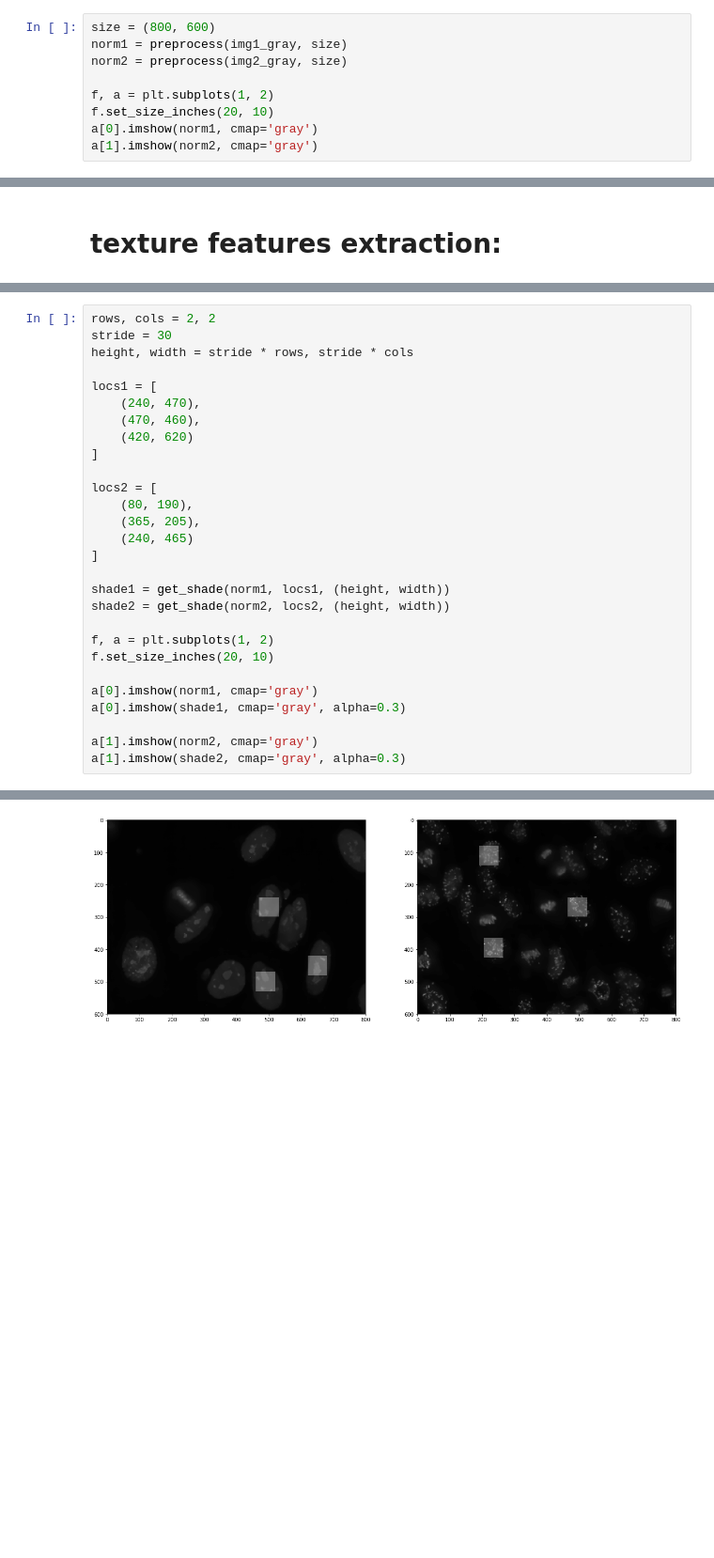
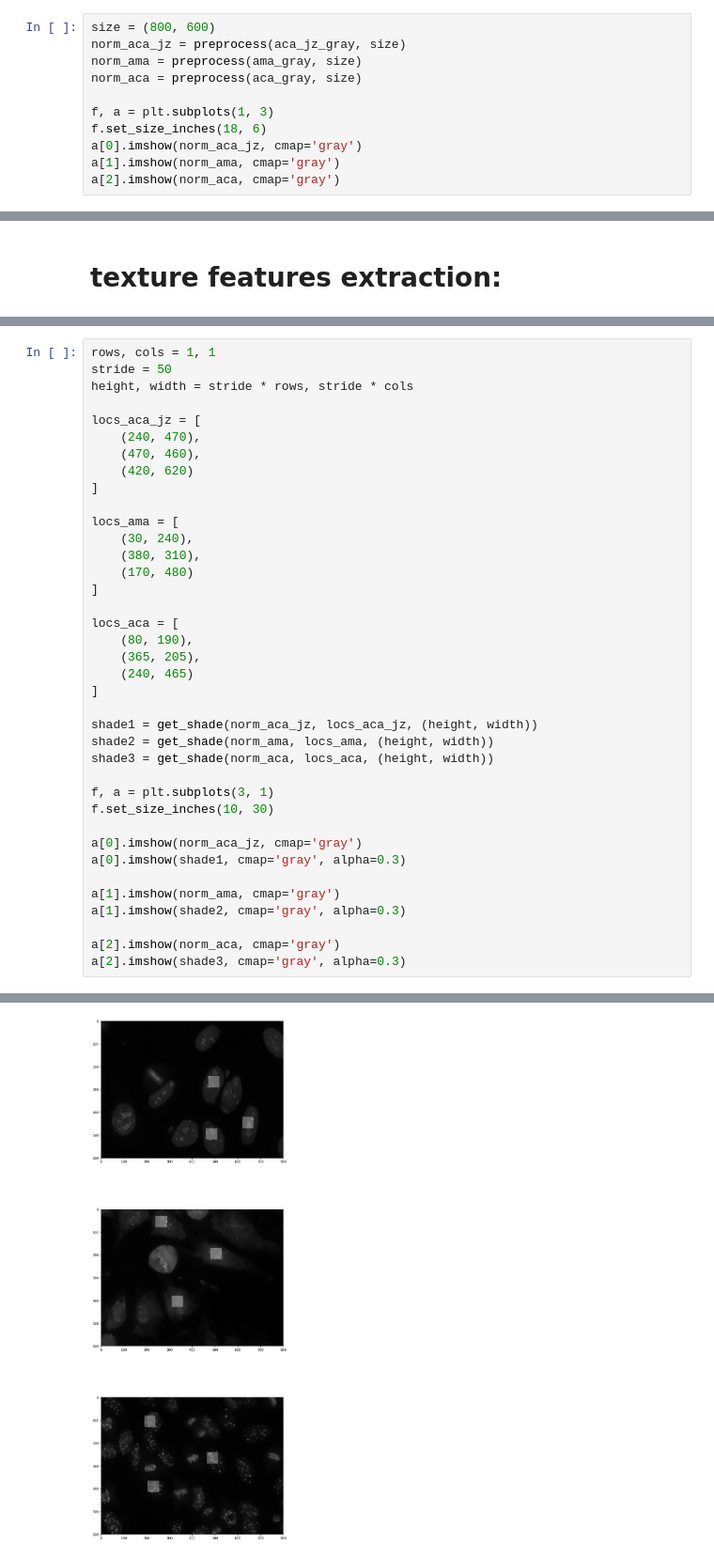
Before and after one commit to mszpyrka/AGH-AntinuclearAntibodiesClassification, a Jupyter notebook: comparison.ipynb, the cells around one changed output, grey strips where cells are left out. Shown at 94% size. Drawn from its saved outputs; the diff is of its cells as text; blank space fills up the shorter version.

```diff
--- a/comparison.ipynb
+++ b/comparison.ipynb
@@ -39,12 +48,14 @@ def preprocess(img, size):
     return norm.astype(np.uint)
 # %%
 size = (800, 600)
-norm1 = preprocess(img1_gray, size)
-norm2 = preprocess(img2_gray, size)
+norm_aca_jz = preprocess(aca_jz_gray, size)
+norm_ama = preprocess(ama_gray, size)
+norm_aca = preprocess(aca_gray, size)
 
-f, a = plt.subplots(1, 2)
-f.set_size_inches(20, 10)
-a[0].imshow(norm1, cmap='gray')
-a[1].imshow(norm2, cmap='gray')
+f, a = plt.subplots(1, 3)
+f.set_size_inches(18, 6)
+a[0].imshow(norm_aca_jz, cmap='gray')
+a[1].imshow(norm_ama, cmap='gray')
+a[2].imshow(norm_aca, cmap='gray')
 # %% [output]
 <matplotlib.image.AxesImage at 0x...>
@@ -85,32 +110,42 @@ def get_shade(img, locs, size, shade=None):
 # %%
-rows, cols = 2, 2
-stride = 30
+rows, cols = 1, 1
+stride = 50
 height, width = stride * rows, stride * cols
 
-locs1 = [
+locs_aca_jz = [
     (240, 470),
     (470, 460),
     (420, 620)
 ]
 
-locs2 = [
+locs_ama = [
+    (30, 240),
+    (380, 310),
+    (170, 480)
+]
+
+locs_aca = [
     (80, 190),
     (365, 205),
     (240, 465)
 ]
 
-shade1 = get_shade(norm1, locs1, (height, width))
-shade2 = get_shade(norm2, locs2, (height, width))
+shade1 = get_shade(norm_aca_jz, locs_aca_jz, (height, width))
+shade2 = get_shade(norm_ama, locs_ama, (height, width))
+shade3 = get_shade(norm_aca, locs_aca, (height, width))
 
-f, a = plt.subplots(1, 2)
-f.set_size_inches(20, 10)
+f, a = plt.subplots(3, 1)
+f.set_size_inches(10, 30)
 
-a[0].imshow(norm1, cmap='gray')
+a[0].imshow(norm_aca_jz, cmap='gray')
 a[0].imshow(shade1, cmap='gray', alpha=0.3)
 
-a[1].imshow(norm2, cmap='gray')
+a[1].imshow(norm_ama, cmap='gray')
 a[1].imshow(shade2, cmap='gray', alpha=0.3)
+
+a[2].imshow(norm_aca, cmap='gray')
+a[2].imshow(shade3, cmap='gray', alpha=0.3)
 # %% [output]
 <matplotlib.image.AxesImage at 0x...>
-[figure, old version]
+[figure, new version]
 # %%
```
Also changed, not shown: parts of 8 cells of this notebook.
